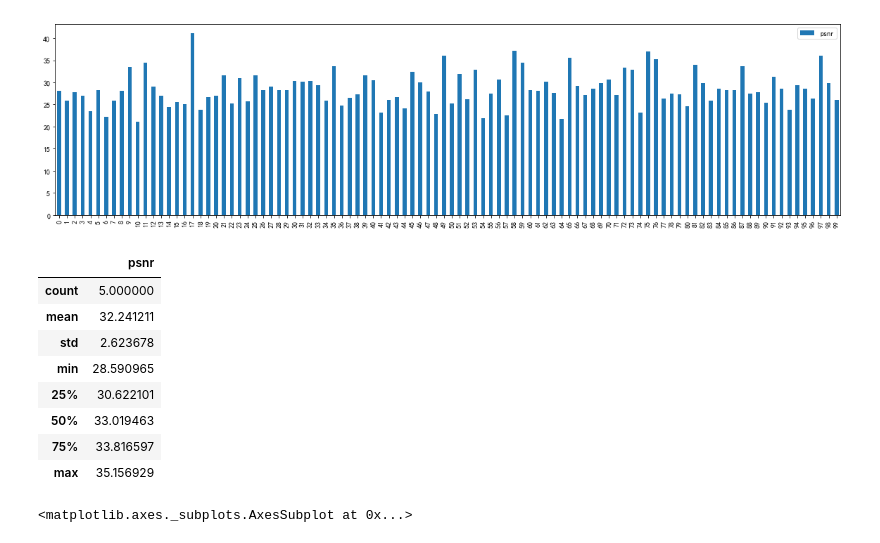
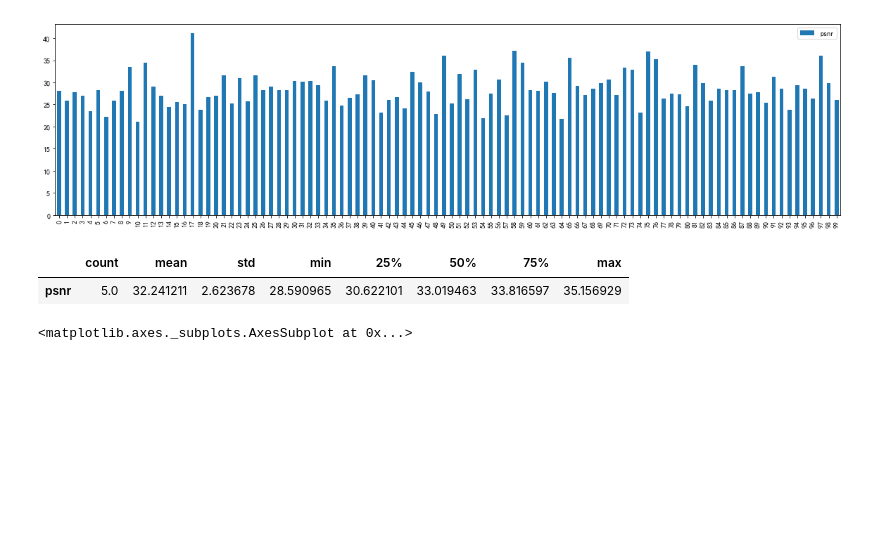
Before and after one commit to Tenfleques/resnet-sr-survey, a Jupyter notebook: RDN-pytorch-master/evaluate-tests.ipynb, the cells around one changed output. Cells and saved outputs as stored; diff of their text form; code cells hidden in the pictures; blank space fills up the shorter version.

Commit message:
transpose res

```diff
--- a/RDN-pytorch-master/evaluate-tests.ipynb
+++ b/RDN-pytorch-master/evaluate-tests.ipynb
@@ -250,17 +243,10 @@ stats_BSDS100.plot.bar(figsize=(20,5))
 [figure]
 # %%
 stats_Set5 = get_test_report(test_results, "Set5")
-stats_Set5.describe()
+stats_Set5.describe().transpose()
 # %% [output]
-|  | psnr |
-| count | 5.000000 |
-| mean | 32.241211 |
-| std | 2.623678 |
-| min | 28.590965 |
-| 25% | 30.622101 |
-| 50% | 33.019463 |
-| 75% | 33.816597 |
-| max | 35.156929 |
+|  | count | mean | std | min | 25% | 50% | 75% | max |
+| psnr | 5.0 | 32.241211 | 2.623678 | 28.590965 | 30.622101 | 33.019463 | 33.816597 | 35.156929 |
 # %%
 stats_Set5.plot.bar(figsize = (15,5))
 # %% [output]
```
Also changed, not shown: parts of 4 cells of this notebook.
